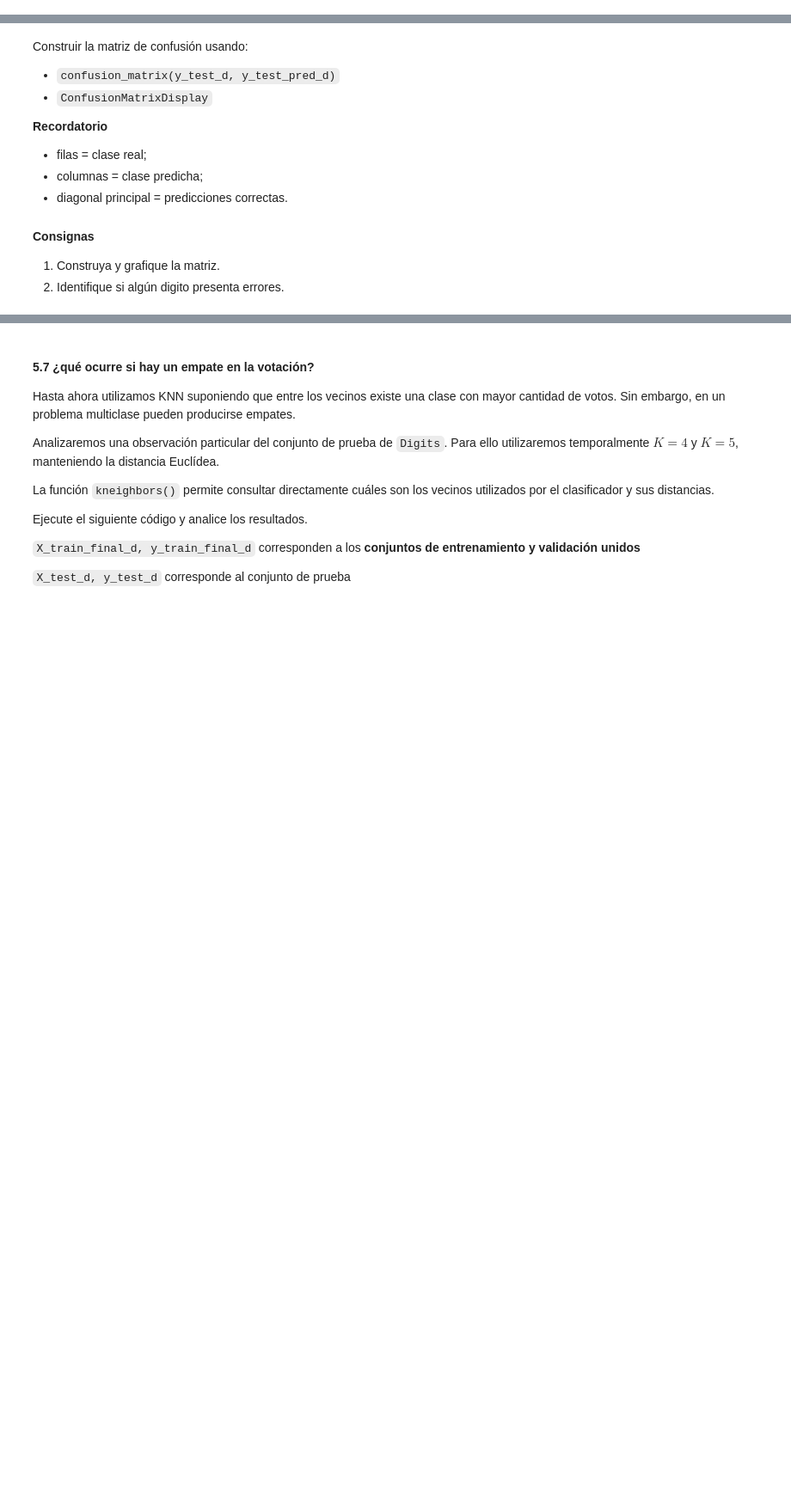
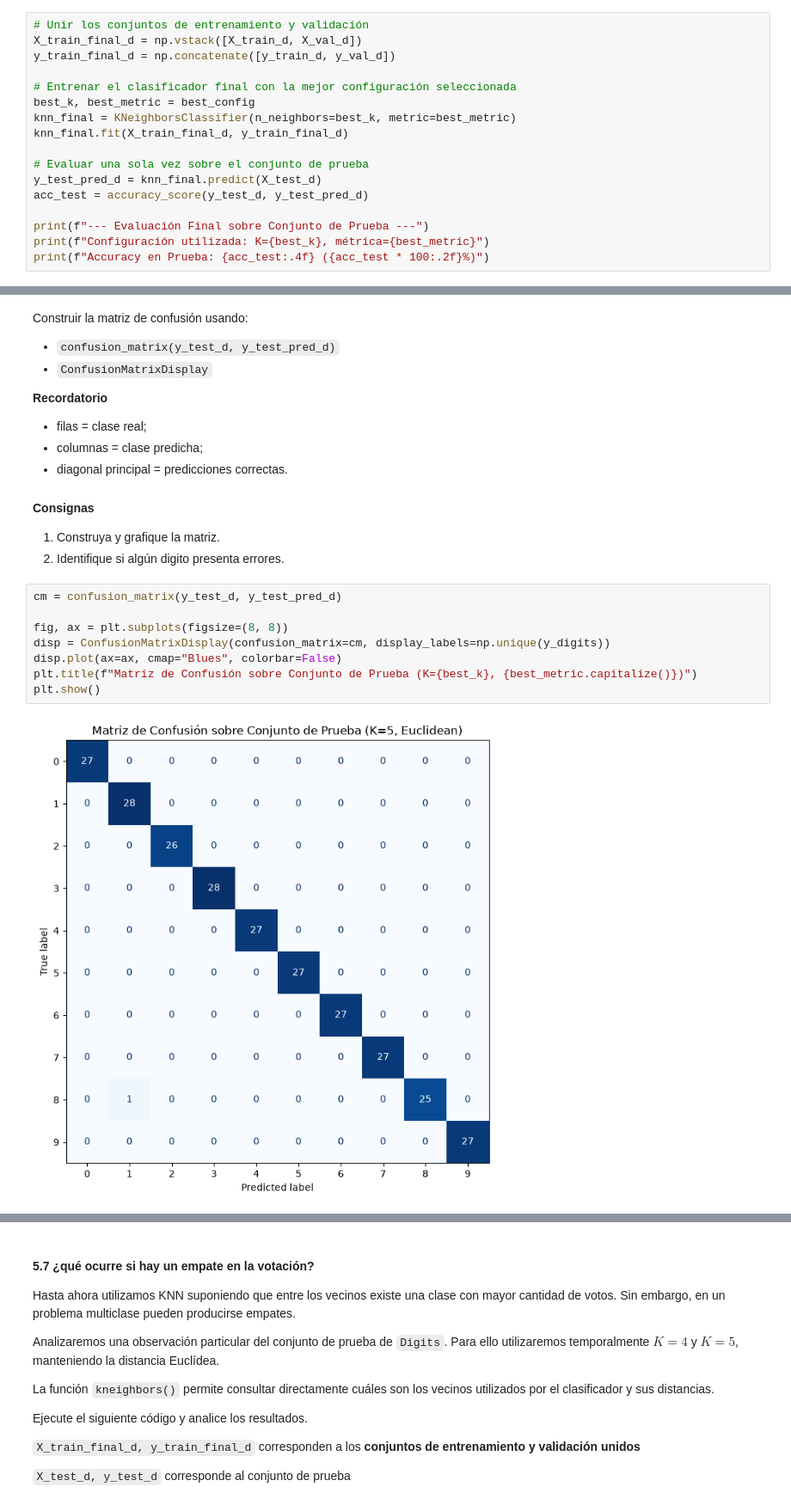
Before and after one commit to LucasSegovia01/Nu-ez_Segovia-Aprendizaje_automatico, a Jupyter notebook: Trabajo_practico_5/KNN_clasificacion_metricas.ipynb, the cells around one changed output, grey strips where cells are left out. Shown at 86% size. Cells and saved outputs as stored; diff of their text form; blank space fills up the shorter version.

```diff
--- a/Trabajo_practico_5/KNN_clasificacion_metricas.ipynb
+++ b/Trabajo_practico_5/KNN_clasificacion_metricas.ipynb
@@ -668,3 +668,20 @@ Una vez elegidos la métrica y $K$ usando validación:
 1. unir entrenamiento y validación (`X_train_final_d, y_train_final_d`);
 2. entrenar un nuevo `KNeighborsClassifier` con esos datos;
 3. evaluar **una sola vez** sobre prueba (`X_test_d, y_test_d`).
+# %%
+# Unir los conjuntos de entrenamiento y validación
+X_train_final_d = np.vstack([X_train_d, X_val_d])
+y_train_final_d = np.concatenate([y_train_d, y_val_d])
+
+# Entrenar el clasificador final con la mejor configuración seleccionada
+best_k, best_metric = best_config
+knn_final = KNeighborsClassifier(n_neighbors=best_k, metric=best_metric)
+knn_final.fit(X_train_final_d, y_train_final_d)
+
+# Evaluar una sola vez sobre el conjunto de prueba
+y_test_pred_d = knn_final.predict(X_test_d)
+acc_test = accuracy_score(y_test_d, y_test_pred_d)
+
+print(f"--- Evaluación Final sobre Conjunto de Prueba ---")
+print(f"Configuración utilizada: K={best_k}, métrica={best_metric}")
+print(f"Accuracy en Prueba: {acc_test:.4f} ({acc_test * 100:.2f}%)")
@@ -701,3 +733,13 @@ Construir la matriz de confusión usando:
 
 1. Construya y grafique la matriz.
 2. Identifique si algún digito presenta errores.
+# %%
+cm = confusion_matrix(y_test_d, y_test_pred_d)
+
+fig, ax = plt.subplots(figsize=(8, 8))
+disp = ConfusionMatrixDisplay(confusion_matrix=cm, display_labels=np.unique(y_digits))
+disp.plot(ax=ax, cmap="Blues", colorbar=False)
+plt.title(f"Matriz de Confusión sobre Conjunto de Prueba (K={best_k}, {best_metric.capitalize()})")
+plt.show()
+# %% [output]
+[figure, added]
```
Also changed, not shown: parts of 6 cells of this notebook.
